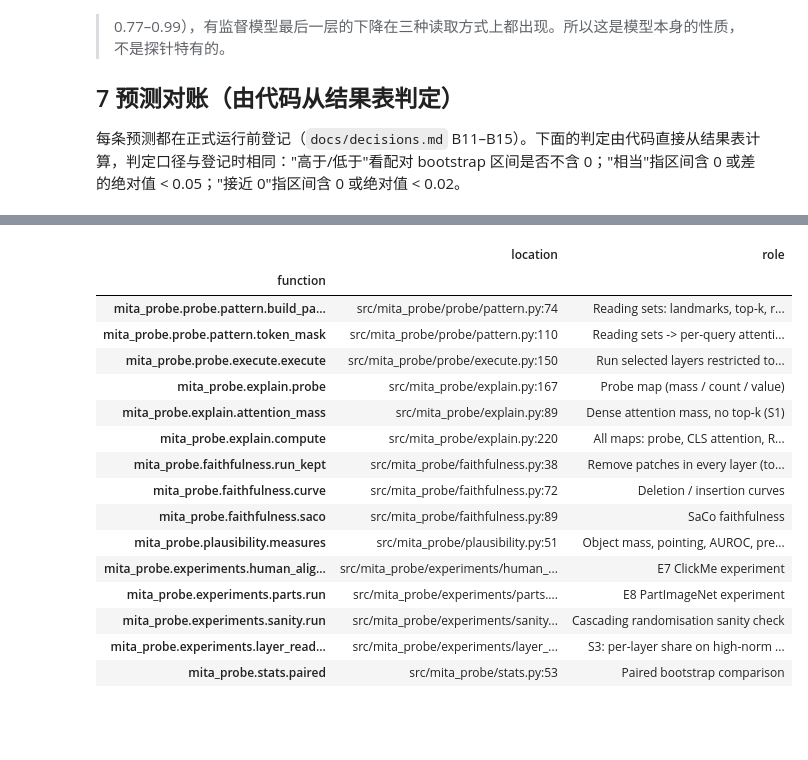
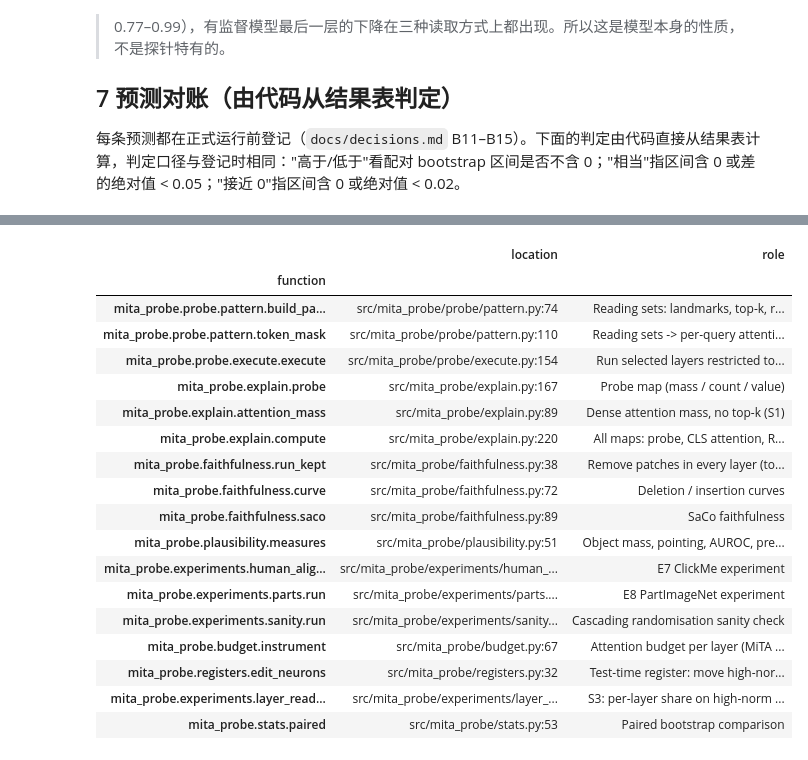
Before and after one commit to hhuang999/MITA-VIT, a Jupyter notebook: notebooks/mita_probe_research.ipynb, the cells around one changed output, grey strips where cells are left out. Drawn from its saved outputs; the diff is of its cells as text; code cells hidden in the pictures; blank space fills up the shorter version.

```diff
--- a/notebooks/mita_probe_research.ipynb
+++ b/notebooks/mita_probe_research.ipynb
@@ -1490,39 +1606,42 @@ python -m pytest
 GPU 运行用 `colab/` 中的脚本（上传代码、建环境、下数据、排队运行）。完整的设计、预测和每次调整见 `docs/decisions.md`，全部结果和讨论见 `docs/analysis/v3_report.md` 和 `docs/analysis/supplement_s1_s3.md`。
 # %%
 from mita_probe import explain as _explain, faithfulness, plausibility as _plausibility, stats
+from mita_probe import budget as _budget, registers as _registers
 from mita_probe.experiments import human_alignment, layer_reading, parts as _parts, sanity
 from mita_probe.probe import pattern, execute as _execute
 
 INDEX = [
     (pattern.build_pattern, 'Reading sets: landmarks, top-k, routing, CLS set'),
     (pattern.token_mask, 'Reading sets -> per-query attention mask'),
     (_execute, 'Run selected layers restricted to a plan (execution mode)'),
     (_explain.probe, 'Probe map (mass / count / value)'),
     (_explain.attention_mass, 'Dense attention mass, no top-k (S1)'),
     (_explain.compute, 'All maps: probe, CLS attention, Rollout, GAE, Grad-CAM, IG, references'),
     (faithfulness.run_kept, 'Remove patches in every layer (token dropping)'),
     (faithfulness.curve, 'Deletion / insertion curves'),
     (faithfulness.saco, 'SaCo faithfulness'),
     (_plausibility.measures, 'Object mass, pointing, AUROC, precision, same-ring enrichment'),
     (human_alignment.run, 'E7 ClickMe experiment'),
     (_parts.run, 'E8 PartImageNet experiment'),
     (sanity.run, 'Cascading randomisation sanity check'),
+    (_budget.instrument, 'Attention budget per layer (MiTA summary slots passed back), read edits'),
+    (_registers.edit_neurons, 'Test-time register: move high-norm-making FFN units to an extra token'),
     (layer_reading.run, 'S3: per-layer share on high-norm patches'),
     (stats.paired, 'Paired bootstrap comparison'),
 ]
 rows_ = []
 for function, role in INDEX:
     function = inspect.unwrap(function)
     file = Path(inspect.getsourcefile(function)).relative_to(ROOT)
     line = inspect.getsourcelines(function)[1]
     rows_.append(dict(function=f'{function.__module__}.{function.__name__}', location=f'{file}:{line}', role=role))
 display(pd.DataFrame(rows_).set_index('function'))
 # %% [output]
 |  | location | role |
 | function |  |  |
 | mita_probe.probe.pattern.build_pa... | src/mita_probe/probe/pattern.py:74 | Reading sets: landmarks, top-k, r... |
 | mita_probe.probe.pattern.token_mask | src/mita_probe/probe/pattern.py:110 | Reading sets -> per-query attenti... |
-| mita_probe.probe.execute.execute | src/mita_probe/probe/execute.py:150 | Run selected layers restricted to... |
+| mita_probe.probe.execute.execute | src/mita_probe/probe/execute.py:154 | Run selected layers restricted to... |
 | mita_probe.explain.probe | src/mita_probe/explain.py:167 | Probe map (mass / count / value) |
 | mita_probe.explain.attention_mass | src/mita_probe/explain.py:89 | Dense attention mass, no top-k (S1) |
 | mita_probe.explain.compute | src/mita_probe/explain.py:220 | All maps: probe, CLS attention, R... |
@@ -1533,5 +1652,7 @@ display(pd.DataFrame(rows_).set_index('function'))
 | mita_probe.experiments.human_alig... | src/mita_probe/experiments/human_... | E7 ClickMe experiment |
 | mita_probe.experiments.parts.run | src/mita_probe/experiments/parts.... | E8 PartImageNet experiment |
 | mita_probe.experiments.sanity.run | src/mita_probe/experiments/sanity... | Cascading randomisation sanity check |
+| mita_probe.budget.instrument | src/mita_probe/budget.py:67 | Attention budget per layer (MiTA ... |
+| mita_probe.registers.edit_neurons | src/mita_probe/registers.py:32 | Test-time register: move high-nor... |
 | mita_probe.experiments.layer_read... | src/mita_probe/experiments/layer_... | S3: per-layer share on high-norm ... |
 | mita_probe.stats.paired | src/mita_probe/stats.py:53 | Paired bootstrap comparison |
```
Also changed, not shown: parts of 7 cells of this notebook, 3 other files.
